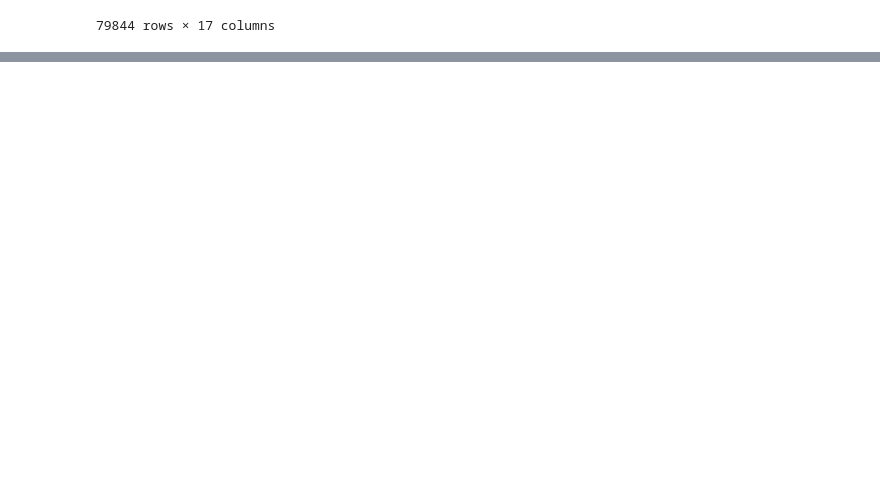
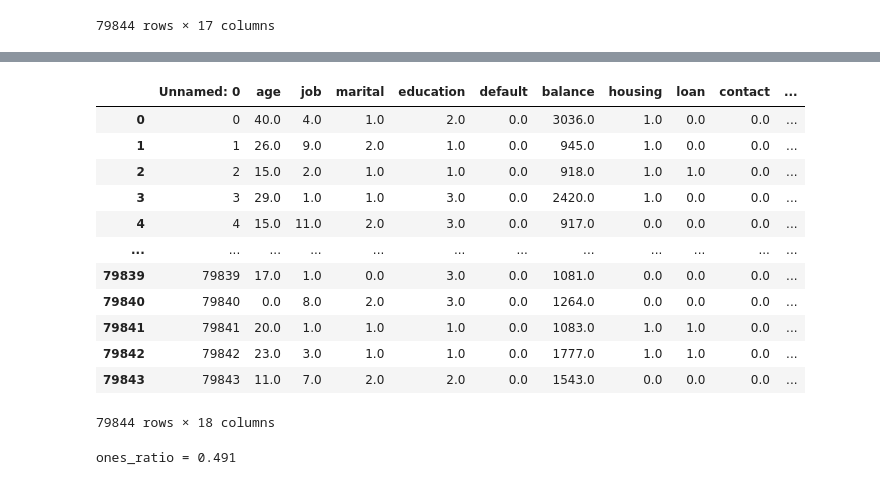
Before and after one commit to nikhil-co/Qkrishi-QSVM, a Jupyter notebook: scrathpad.ipynb, the cells around one changed output, grey strips where cells are left out. Saved outputs shown, nothing was run; the diff lists cells and outputs as text; code cells hidden in the pictures; blank space fills up the shorter version.

```diff
--- a/scrathpad.ipynb
+++ b/scrathpad.ipynb
@@ -255,3 +255,21 @@ bank_data.sample(n=5)
 | 27132 | 34.000000 | 7.000000 | 0.0 | 1.000000 | 0.0 | 3324.000000 | 0.0 | 0.0 | 1.0 | 20.000000 | 9.000000 | ... |
 | 31356 | 13.000000 | 4.000000 | 2.0 | 2.000000 | 0.0 | 1031.000000 | 0.0 | 0.0 | 0.0 | 16.000000 | 7.000000 | ... |
 | 55286 | 8.865627 | 4.656768 | 2.0 | 1.522395 | 0.0 | 1733.283840 | 0.0 | 0.0 | 0.0 | 9.910418 | 8.611977 | ... |
+# %%
+rounded  = np.around(bank_data)
+# %%
+rounded
+# %% [output]
+|  | Unnamed: 0 | age | job | marital | education | default | balance | housing | loan | contact | ... |
+| 0 | 0 | 40.0 | 4.0 | 1.0 | 2.0 | 0.0 | 3036.0 | 1.0 | 0.0 | 0.0 | ... |
+| 1 | 1 | 26.0 | 9.0 | 2.0 | 1.0 | 0.0 | 945.0 | 1.0 | 0.0 | 0.0 | ... |
+| 2 | 2 | 15.0 | 2.0 | 1.0 | 1.0 | 0.0 | 918.0 | 1.0 | 1.0 | 0.0 | ... |
+| 3 | 3 | 29.0 | 1.0 | 1.0 | 3.0 | 0.0 | 2420.0 | 1.0 | 0.0 | 0.0 | ... |
+| 4 | 4 | 15.0 | 11.0 | 2.0 | 3.0 | 0.0 | 917.0 | 0.0 | 0.0 | 0.0 | ... |
+| ... | ... | ... | ... | ... | ... | ... | ... | ... | ... | ... | ... |
+| 79839 | 79839 | 17.0 | 1.0 | 0.0 | 3.0 | 0.0 | 1081.0 | 0.0 | 0.0 | 0.0 | ... |
+| 79840 | 79840 | 0.0 | 8.0 | 2.0 | 3.0 | 0.0 | 1264.0 | 0.0 | 0.0 | 0.0 | ... |
+| 79841 | 79841 | 20.0 | 1.0 | 1.0 | 1.0 | 0.0 | 1083.0 | 1.0 | 1.0 | 0.0 | ... |
+| 79842 | 79842 | 23.0 | 3.0 | 1.0 | 1.0 | 0.0 | 1777.0 | 1.0 | 1.0 | 0.0 | ... |
+| 79843 | 79843 | 11.0 | 7.0 | 2.0 | 2.0 | 0.0 | 1543.0 | 0.0 | 0.0 | 0.0 | ... |
+79844 rows × 18 columns
@@ -257,0 +288,4 @@ bank_data.sample(n=5)
+# %%
+ones_rat(2000)
+# %% [output]
+ones_ratio = 0.491
```
Also changed, not shown: parts of 1 cell of this notebook, 3 other files.
